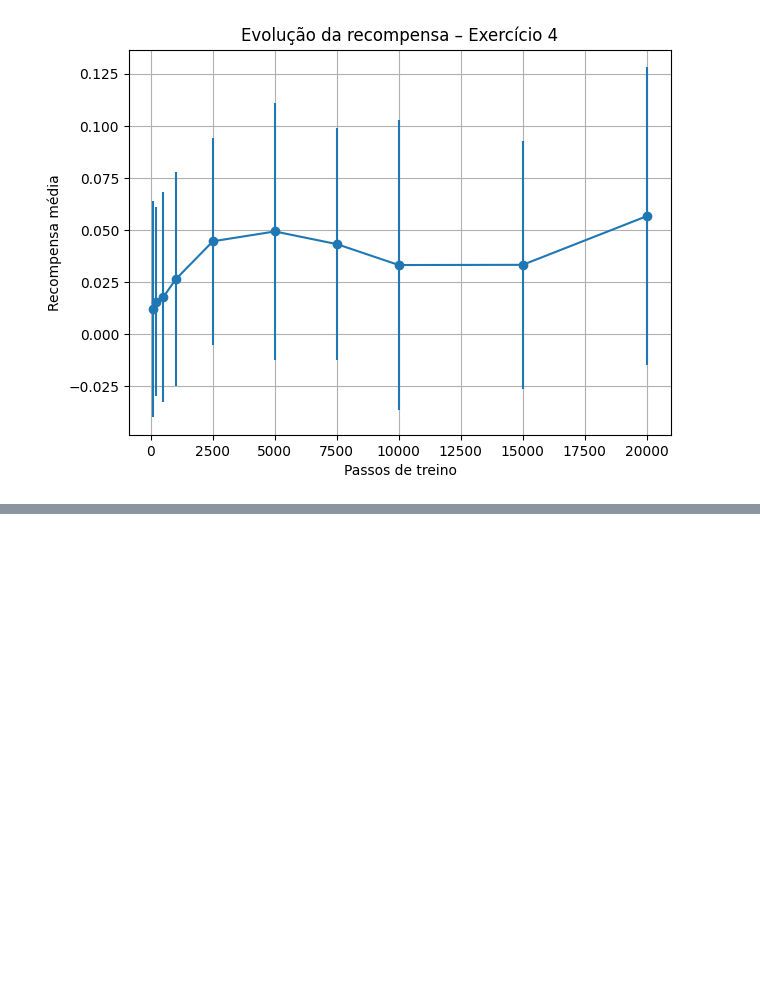
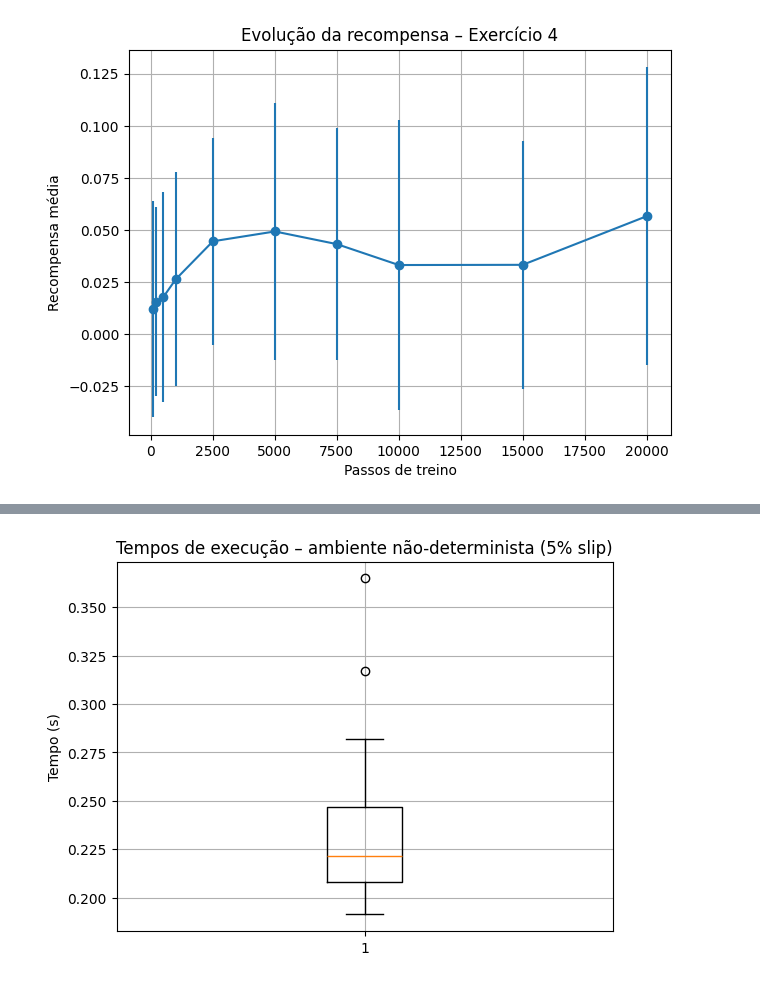
Before and after one commit to jpnoa1/IAA, a Jupyter notebook: lab4/ex2_1.ipynb, the cells around one changed output, grey strips where cells are left out. Cells and saved outputs as stored; diff of their text form; code cells hidden in the pictures; blank space fills up the shorter version.

```diff
--- a/lab4/ex2_1.ipynb
+++ b/lab4/ex2_1.ipynb
@@ -749,0 +886,10 @@ plt.show()
+# %%
+# Boxplots e tempos de execução
+plt.figure()
+plt.boxplot(execution_times_nd, vert=True)
+plt.ylabel("Tempo (s)")
+plt.title("Tempos de execução – ambiente não-determinista (5% slip)")
+plt.grid(True)
+plt.show()
+# %% [output]
+[figure, added]
```
Also changed, not shown: parts of 10 cells of this notebook, 1 other file.
